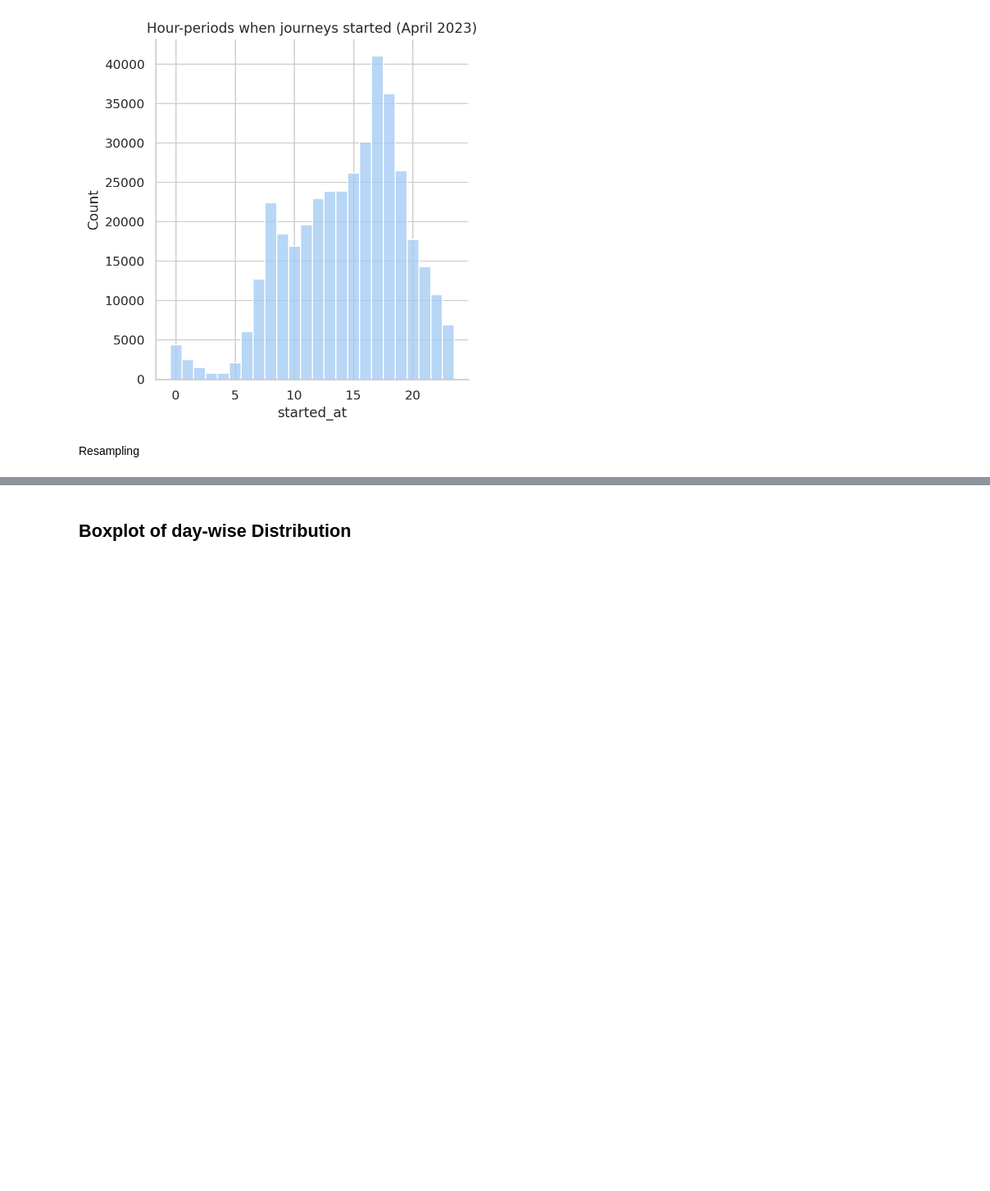
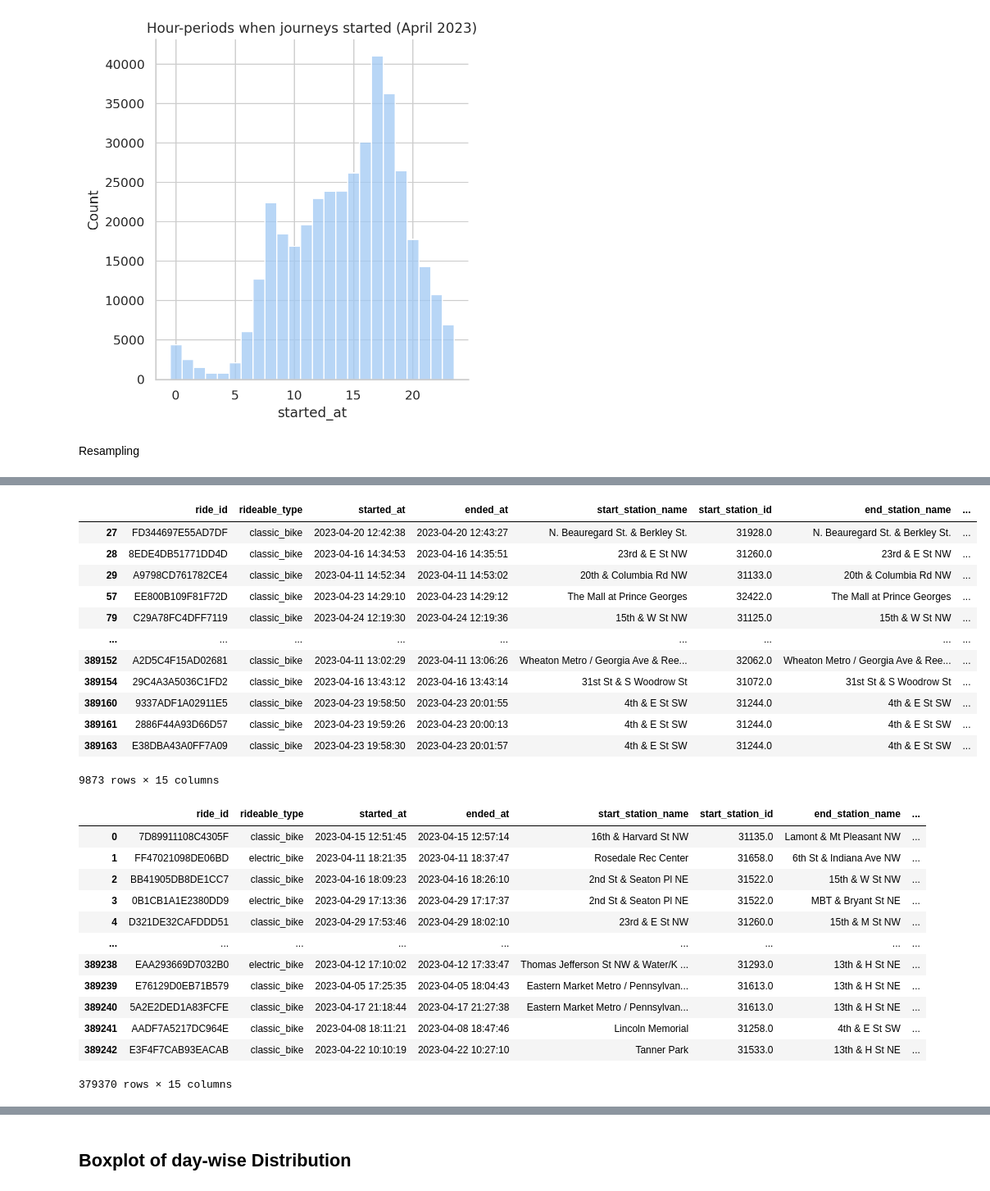
Before and after one commit to sian0x0/CA-data-science, a Jupyter notebook: 1-3/Capital Bike Share - Trip History EDA.ipynb, the cells around one changed output, grey strips where cells are left out. Shown at 82% size. Cells and saved outputs as stored; diff of their text form; code cells hidden in the pictures; blank space fills up the shorter version.

```diff
--- a/1-3/Capital Bike Share - Trip History EDA.ipynb
+++ b/1-3/Capital Bike Share - Trip History EDA.ipynb
@@ -317 +357,36 @@ df_2023_04['distance'] = haversine_vectorize(df_2023_04['start_lng'],df_2023_04[
+# %%
+#filter journeys of 0 net distance AND time less than 5 minutes (300s), to exclude only false starts but not round trips
+df_fs = (df_2023_04[(df_2023_04.distance == 0) & (df_2023_04.elapsed < 300)])
+display(df_fs)
+
+#exclude these journeys
+df_2023_04_nfs = df_2023_04.drop(df_fs.index)
+df_2023_04_nfs
+# %% [output]
+|  | ride_id | rideable_type | started_at | ended_at | start_station_name | start_station_id | end_station_name | ... |
+| 27 | FD344697E55AD7DF | classic_bike | 2023-04-20 12:42:38 | 2023-04-20 12:43:27 | N. Beauregard St. & Berkley St. | 31928.0 | N. Beauregard St. & Berkley St. | ... |
+| 28 | 8EDE4DB51771DD4D | classic_bike | 2023-04-16 14:34:53 | 2023-04-16 14:35:51 | 23rd & E St NW | 31260.0 | 23rd & E St NW | ... |
+| 29 | A9798CD761782CE4 | classic_bike | 2023-04-11 14:52:34 | 2023-04-11 14:53:02 | 20th & Columbia Rd NW | 31133.0 | 20th & Columbia Rd NW | ... |
+| 57 | EE800B109F81F72D | classic_bike | 2023-04-23 14:29:10 | 2023-04-23 14:29:12 | The Mall at Prince Georges | 32422.0 | The Mall at Prince Georges | ... |
+| 79 | C29A78FC4DFF7119 | classic_bike | 2023-04-24 12:19:30 | 2023-04-24 12:19:36 | 15th & W St NW | 31125.0 | 15th & W St NW | ... |
+| ... | ... | ... | ... | ... | ... | ... | ... | ... |
+| 389152 | A2D5C4F15AD02681 | classic_bike | 2023-04-11 13:02:29 | 2023-04-11 13:06:26 | Wheaton Metro / Georgia Ave & Ree... | 32062.0 | Wheaton Metro / Georgia Ave & Ree... | ... |
+| 389154 | 29C4A3A5036C1FD2 | classic_bike | 2023-04-16 13:43:12 | 2023-04-16 13:43:14 | 31st St & S Woodrow St | 31072.0 | 31st St & S Woodrow St | ... |
+| 389160 | 9337ADF1A02911E5 | classic_bike | 2023-04-23 19:58:50 | 2023-04-23 20:01:55 | 4th & E St SW | 31244.0 | 4th & E St SW | ... |
+| 389161 | 2886F44A93D66D57 | classic_bike | 2023-04-23 19:59:26 | 2023-04-23 20:00:13 | 4th & E St SW | 31244.0 | 4th & E St SW | ... |
+| 389163 | E38DBA43A0FF7A09 | classic_bike | 2023-04-23 19:58:30 | 2023-04-23 20:01:57 | 4th & E St SW | 31244.0 | 4th & E St SW | ... |
+9873 rows × 15 columns
+|  | ride_id | rideable_type | started_at | ended_at | start_station_name | start_station_id | end_station_name | ... |
+| 0 | 7D89911108C4305F | classic_bike | 2023-04-15 12:51:45 | 2023-04-15 12:57:14 | 16th & Harvard St NW | 31135.0 | Lamont & Mt Pleasant NW | ... |
+| 1 | FF47021098DE06BD | electric_bike | 2023-04-11 18:21:35 | 2023-04-11 18:37:47 | Rosedale Rec Center | 31658.0 | 6th St & Indiana Ave NW | ... |
+| 2 | BB41905DB8DE1CC7 | classic_bike | 2023-04-16 18:09:23 | 2023-04-16 18:26:10 | 2nd St & Seaton Pl NE | 31522.0 | 15th & W St NW | ... |
+| 3 | 0B1CB1A1E2380DD9 | electric_bike | 2023-04-29 17:13:36 | 2023-04-29 17:17:37 | 2nd St & Seaton Pl NE | 31522.0 | MBT & Bryant St NE | ... |
+| 4 | D321DE32CAFDDD51 | classic_bike | 2023-04-29 17:53:46 | 2023-04-29 18:02:10 | 23rd & E St NW | 31260.0 | 15th & M St NW | ... |
+| ... | ... | ... | ... | ... | ... | ... | ... | ... |
+| 389238 | EAA293669D7032B0 | electric_bike | 2023-04-12 17:10:02 | 2023-04-12 17:33:47 | Thomas Jefferson St NW & Water/K ... | 31293.0 | 13th & H St NE | ... |
+| 389239 | E76129D0EB71B579 | classic_bike | 2023-04-05 17:25:35 | 2023-04-05 18:04:43 | Eastern Market Metro / Pennsylvan... | 31613.0 | 13th & H St NE | ... |
+| 389240 | 5A2E2DED1A83FCFE | classic_bike | 2023-04-17 21:18:44 | 2023-04-17 21:27:38 | Eastern Market Metro / Pennsylvan... | 31613.0 | 13th & H St NE | ... |
+| 389241 | AADF7A5217DC964E | classic_bike | 2023-04-08 18:11:21 | 2023-04-08 18:47:46 | Lincoln Memorial | 31258.0 | 4th & E St SW | ... |
+| 389242 | E3F4F7CAB93EACAB | classic_bike | 2023-04-22 10:10:19 | 2023-04-22 10:27:10 | Tanner Park | 31533.0 | 13th & H St NE | ... |
+379370 rows × 15 columns
 # %%
```
Also changed, not shown: parts of 9 cells of this notebook, 1 other file.
